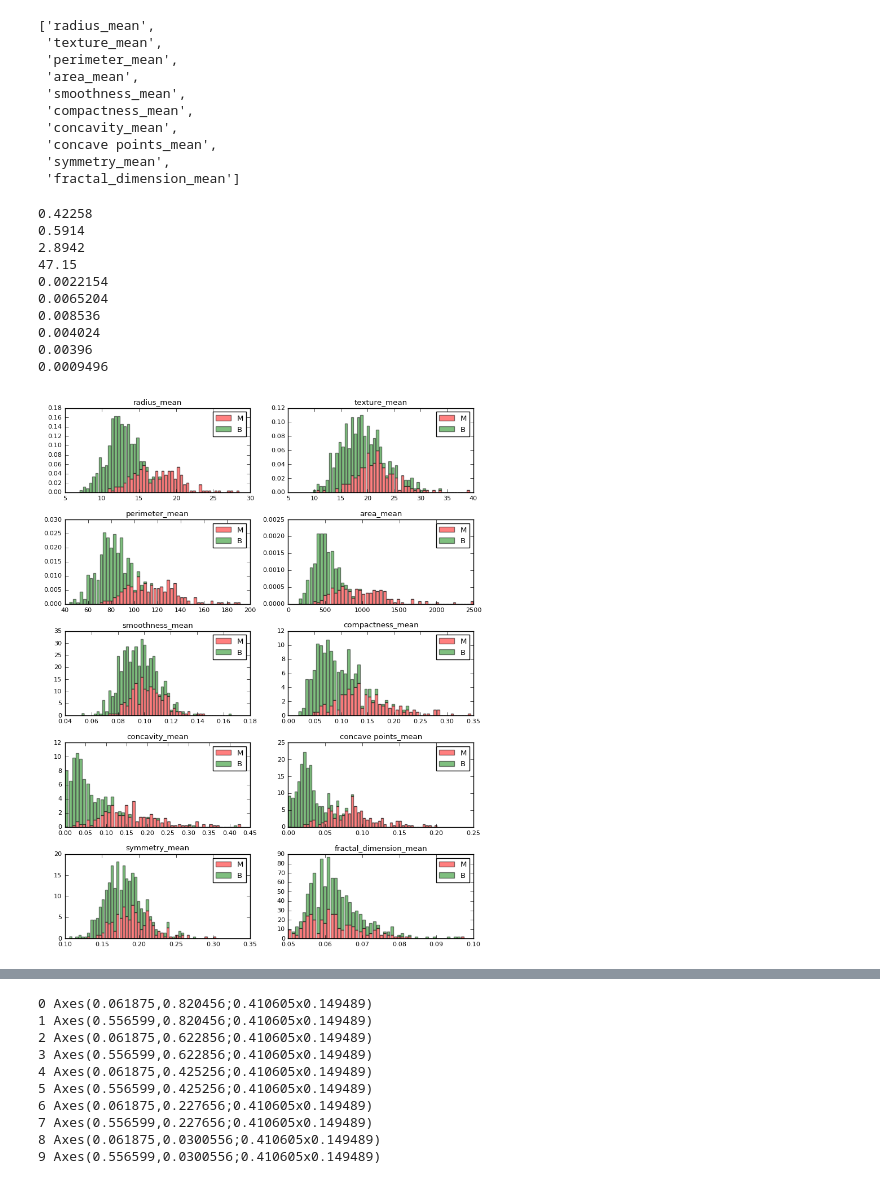
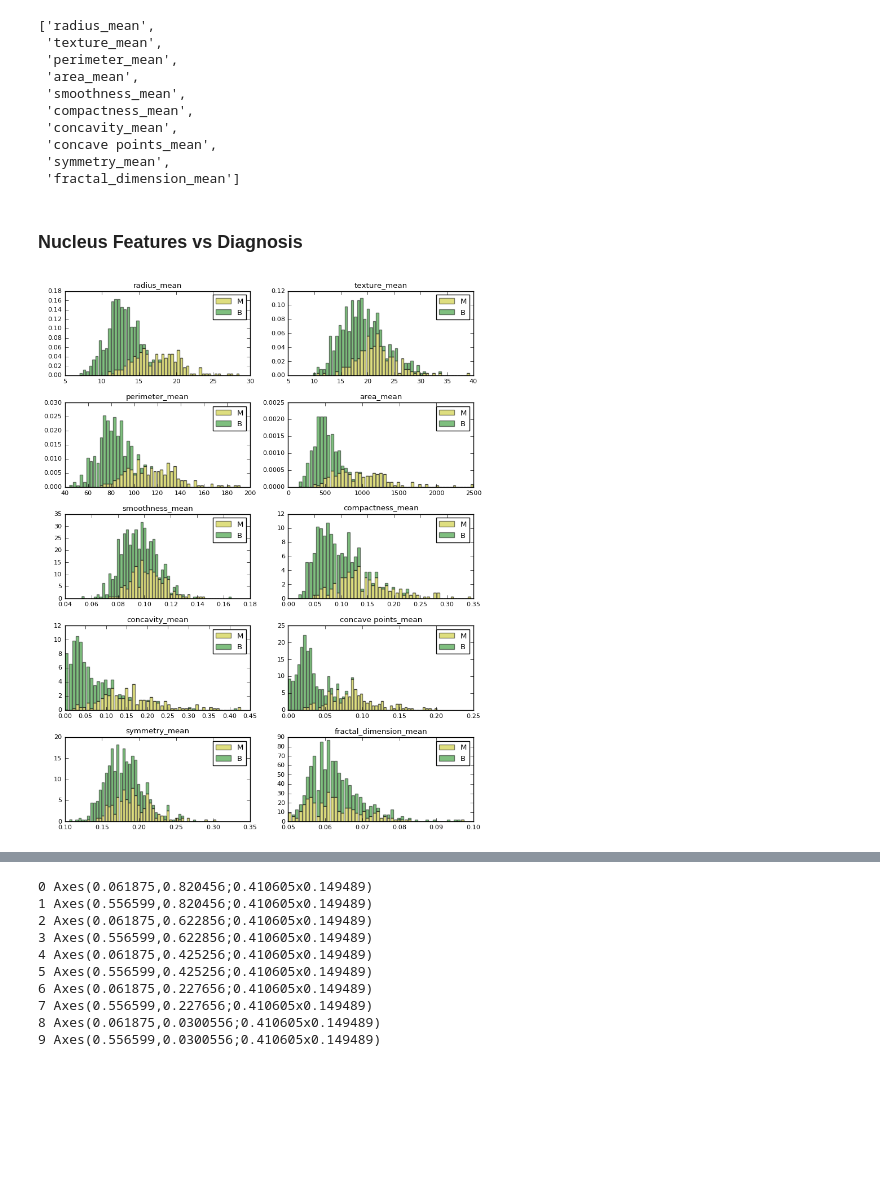
Before and after one commit to amitanalyste/kaggle, a Jupyter notebook: breastCancerDataAnalysis/Breast_Cancer_Analysis_Notebook.ipynb, the cells around one changed output, grey strips where cells are left out. Saved outputs shown, nothing was run; the diff lists cells and outputs as text; code cells hidden in the pictures; blank space fills up the shorter version.

```diff
--- a/breastCancerDataAnalysis/Breast_Cancer_Analysis_Notebook.ipynb
+++ b/breastCancerDataAnalysis/Breast_Cancer_Analysis_Notebook.ipynb
@@ -134,6 +131,8 @@ features_mean
  'concave points_mean',
  'symmetry_mean',
  'fractal_dimension_mean']
+# %% [markdown]
+### Nucleus Features vs Diagnosis
 # %%
 # split dataframe into two based on diagnosis
 dfM=df[df['diagnosis'] ==1]
@@ -141,26 +140,19 @@ dfB=df[df['diagnosis'] ==0]
 # %%
 #Stack the data
 plt.rcParams.update({'font.size': 8})
 fig, axes = plt.subplots(nrows=5, ncols=2, figsize=(8,10))
 axes = axes.ravel()
 for idx,ax in enumerate(axes):
     ax.figure
     binwidth= (max(df[features_mean[idx]]) - min(df[features_mean[idx]]))/50
-    print(binwidth)
-    ax.hist([dfM[features_mean[idx]],dfB[features_mean[idx]]], bins=np.arange(min(df[features_mean[idx]]), max(df[features_mean[idx]]) + binwidth, binwidth) , alpha=0.5,stacked=True, normed = True, label=['M','B'],color=['r','g'])
+    #print(binwidth)
+    ax.hist([dfM[features_mean[idx]],dfB[features_mean[idx]]],
+            bins=np.arange(min(df[features_mean[idx]]),
+                           max(df[features_mean[idx]]) + binwidth, binwidth) ,
+            alpha=0.5,stacked=True, normed = True, label=['M','B'],color=['y','g'])
     ax.legend(loc='upper right')
     ax.set_title(features_mean[idx])
 plt.tight_layout()
 plt.show()
 # %% [output]
-0.42258
-0.5914
-2.8942
-47.15
-0.0022154
-0.0065204
-0.008536
-0.004024
-0.00396
-0.0009496
-[figure, old version]
+[figure, new version]
```
Also changed, not shown: parts of 30 cells of this notebook.
